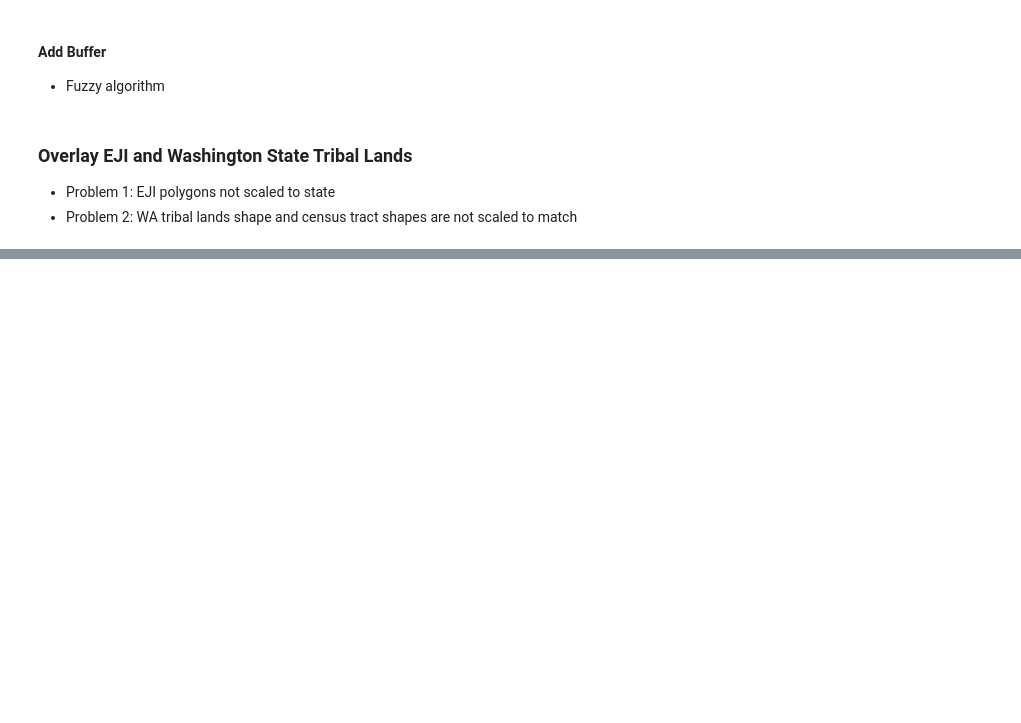
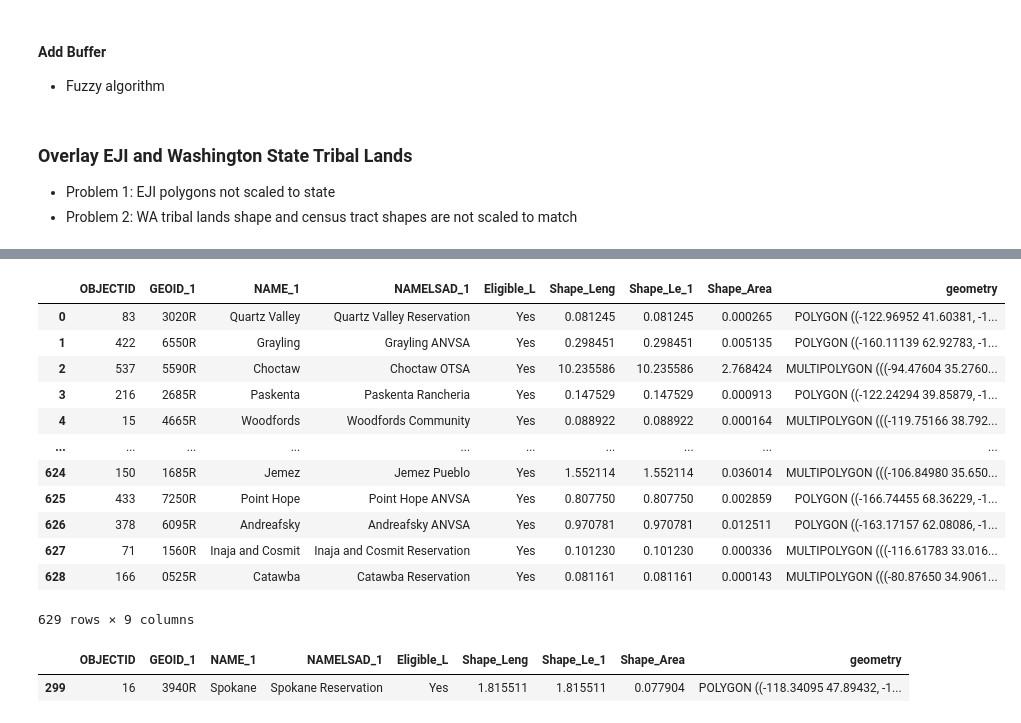
Before and after one commit to brian-cy-chang/UW_Geospatial, a Jupyter notebook: notebooks/tribalLands_EJI.ipynb, the cells around one changed output, grey strips where cells are left out. Cells and saved outputs as stored; diff of their text form; code cells hidden in the pictures; blank space fills up the shorter version.

```diff
--- a/notebooks/tribalLands_EJI.ipynb
+++ b/notebooks/tribalLands_EJI.ipynb
@@ -261,0 +175,7 @@ tribal_WA_contiguous.plot(ax=ax, color='red', alpha=0.3)
+# %%
+import zipfile
+
+def decompZip(path_to_zip_file, directory_to_extract_to):
+    with zipfile.ZipFile(path_to_zip_file, 'r') as zip_ref:
+        zip_ref.extractall(directory_to_extract_to)
+    zip_ref.close()
@@ -261,0 +249,28 @@ tribal_WA_contiguous.plot(ax=ax, color='red', alpha=0.3)
+# %%
+import pandas as pd
+
+# read tribal priority area shapefiles
+gdf = gpd.GeoDataFrame(pd.concat([gpd.read_file(x) for x in shapefile_paths], ignore_index=True),
+                       crs=gpd.read_file(shapefile_paths[0]).crs)
+
+#inspect
+gdf
+# %% [output]
+|  | OBJECTID | GEOID_1 | NAME_1 | NAMELSAD_1 | Eligible_L | Shape_Leng | Shape_Le_1 | Shape_Area | geometry |
+| 0 | 83 | 3020R | Quartz Valley | Quartz Valley Reservation | Yes | 0.081245 | 0.081245 | 0.000265 | POLYGON ((-122.96952 41.60381, -1... |
+| 1 | 422 | 6550R | Grayling | Grayling ANVSA | Yes | 0.298451 | 0.298451 | 0.005135 | POLYGON ((-160.11139 62.92783, -1... |
+| 2 | 537 | 5590R | Choctaw | Choctaw OTSA | Yes | 10.235586 | 10.235586 | 2.768424 | MULTIPOLYGON (((-94.47604 35.2760... |
+| 3 | 216 | 2685R | Paskenta | Paskenta Rancheria | Yes | 0.147529 | 0.147529 | 0.000913 | POLYGON ((-122.24294 39.85879, -1... |
+| 4 | 15 | 4665R | Woodfords | Woodfords Community | Yes | 0.088922 | 0.088922 | 0.000164 | MULTIPOLYGON (((-119.75166 38.792... |
+| ... | ... | ... | ... | ... | ... | ... | ... | ... | ... |
+| 624 | 150 | 1685R | Jemez | Jemez Pueblo | Yes | 1.552114 | 1.552114 | 0.036014 | MULTIPOLYGON (((-106.84980 35.650... |
+| 625 | 433 | 7250R | Point Hope | Point Hope ANVSA | Yes | 0.807750 | 0.807750 | 0.002859 | POLYGON ((-166.74455 68.36229, -1... |
+| 626 | 378 | 6095R | Andreafsky | Andreafsky ANVSA | Yes | 0.970781 | 0.970781 | 0.012511 | POLYGON ((-163.17157 62.08086, -1... |
+| 627 | 71 | 1560R | Inaja and Cosmit | Inaja and Cosmit Reservation | Yes | 0.101230 | 0.101230 | 0.000336 | MULTIPOLYGON (((-116.61783 33.016... |
+| 628 | 166 | 0525R | Catawba | Catawba Reservation | Yes | 0.081161 | 0.081161 | 0.000143 | MULTIPOLYGON (((-80.87650 34.9061... |
+629 rows × 9 columns
+# %%
+gdf.loc[gdf.NAMELSAD_1.str.contains('Spokan')]
+# %% [output]
+|  | OBJECTID | GEOID_1 | NAME_1 | NAMELSAD_1 | Eligible_L | Shape_Leng | Shape_Le_1 | Shape_Area | geometry |
+| 299 | 16 | 3940R | Spokane | Spokane Reservation | Yes | 1.815511 | 1.815511 | 0.077904 | POLYGON ((-118.34095 47.89432, -1... |
```
Also changed, not shown: parts of 23 cells of this notebook, 7 other files.
